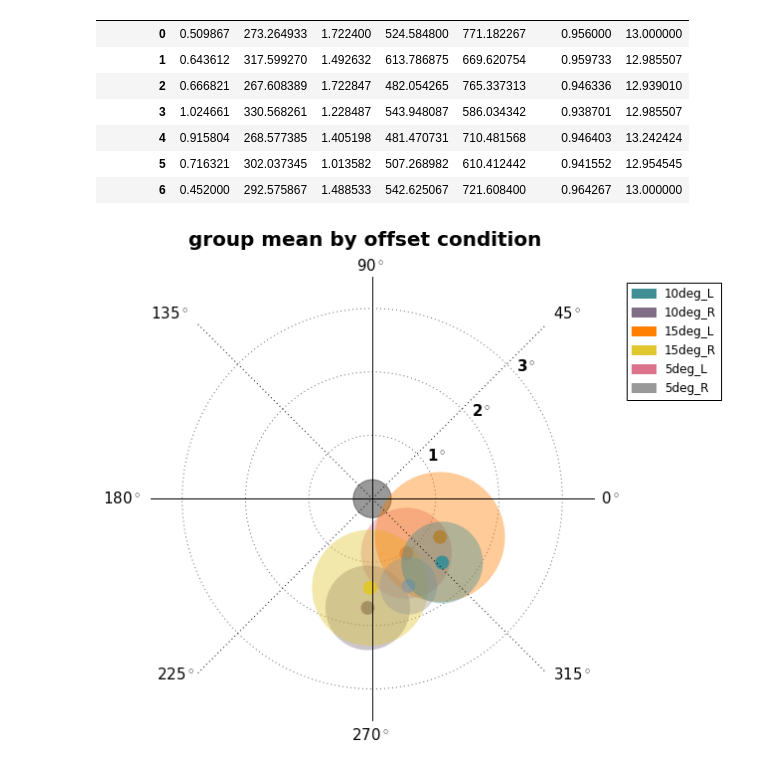
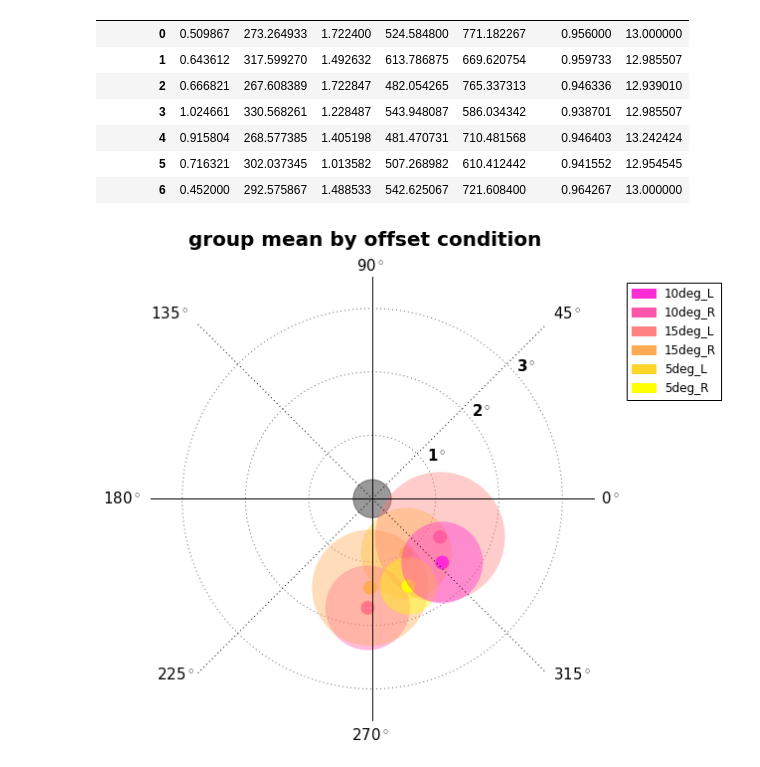
Before and after one commit to jeffmacinnes/glassesCalibration, a Jupyter notebook: Tobii/analysis/allConds_uniqueSubjs_Analysis.ipynb, the cells around one changed output. Saved outputs shown, nothing was run; the diff lists cells and outputs as text; code cells hidden in the pictures.

```diff
--- a/analysis/allConds_uniqueSubjs_Analysis.ipynb
+++ b/Tobii/analysis/allConds_uniqueSubjs_Analysis.ipynb
@@ -345,22 +339,22 @@ offSetMeans
 | 6 | 0.452000 | 292.575867 | 1.488533 | 542.625067 | 721.608400 | 0.964267 | 13.000000 |
 # %%
 # Loop through all each offset code (skipping 0), add results to dictionary
-cmap = plt.get_cmap('Set1', offSetMeans.shape[0])
+cmap = plt.get_cmap('spring', offSetMeans.shape[0])
 pts = {}
 for i in range(1, offSetMeans.shape[0]):
     # get the offset code name
     offset_name = dfClean.loc[dfClean.offsetCode == i, 'offset'].iloc[0]
 
     # get the values from this offset code
     dist = offSetMeans.loc[i].centDist
     angle = offSetMeans.loc[i].centAngle
     rms = offSetMeans.loc[i].RMS
     c = cmap(i)
 
     # build dictionary entry
     pts[offset_name] = {'dist': dist, 'angle': angle, 'RMS': rms, 'color': c}
 
 # plot the calibration points
 plotCalibration(pts, 'group mean by offset condition')
 # %% [output]
-[figure, old version]
+[figure, new version]
```
Also changed, not shown: parts of 3 cells of this notebook, 13 other files.
